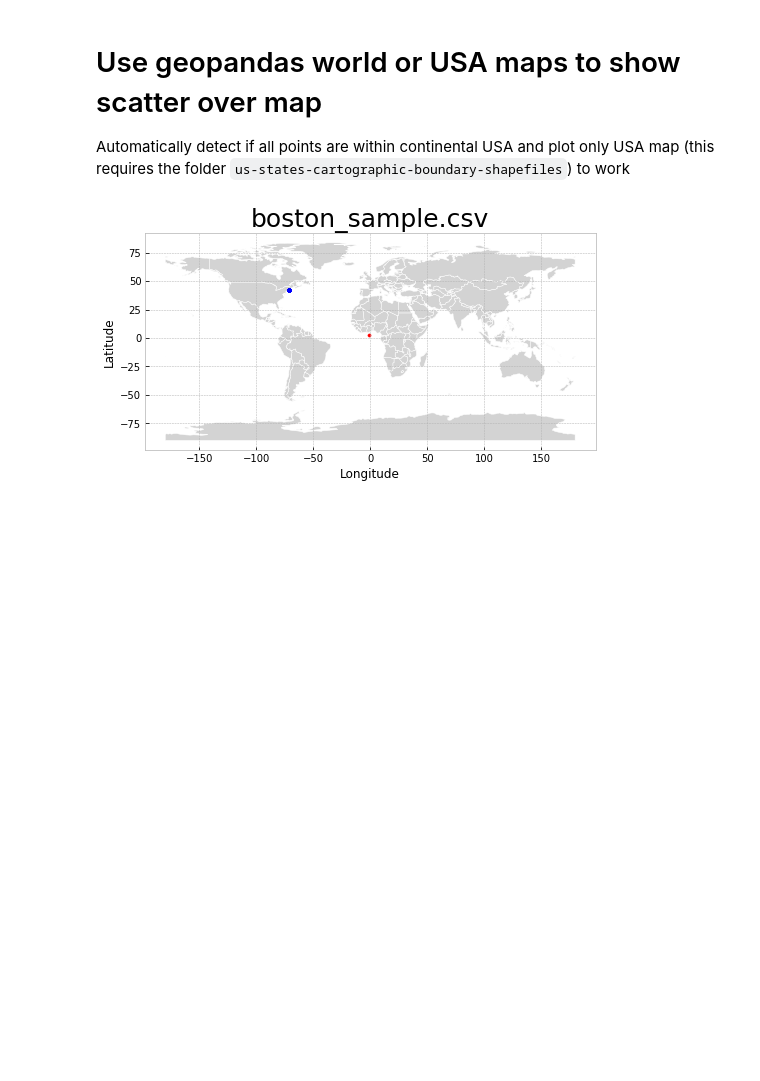
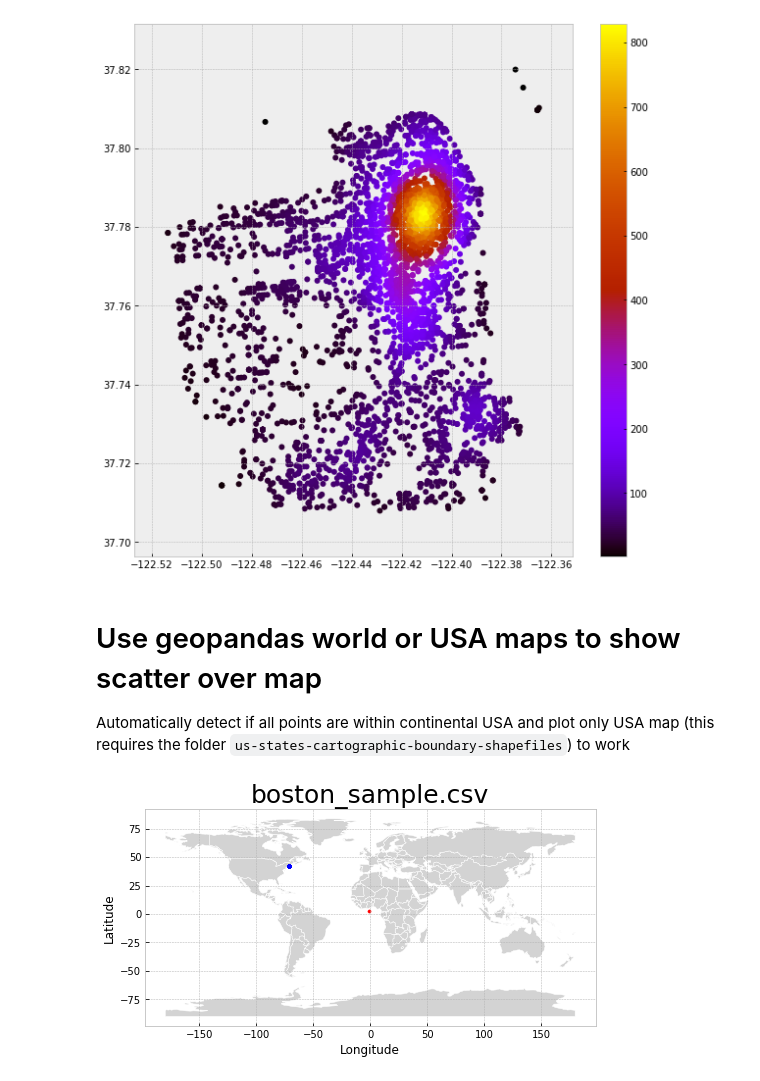
Before and after one commit to darenr/simple-geo-plotting, a Jupyter notebook: demo.ipynb, the cells around one changed output. Drawn from its saved outputs; the diff is of its cells as text; code cells hidden in the pictures; blank space fills up the shorter version.

```diff
--- a/demo.ipynb
+++ b/demo.ipynb
@@ -25,3 +33,8 @@ df.plot.scatter(x='Lat', y='Long', figsize=(10,10));
+# %%
+df=pd.read_csv('datasets/sfcrime.csv')
+render_denisty_scatter_plot(df.X, df.Y, figsize=(10,10));
+# %% [output]
+[figure, added]
 # %% [markdown]
 # Use geopandas world or USA maps to show scatter over map
 
```
Also changed, not shown: parts of 7 cells of this notebook.
